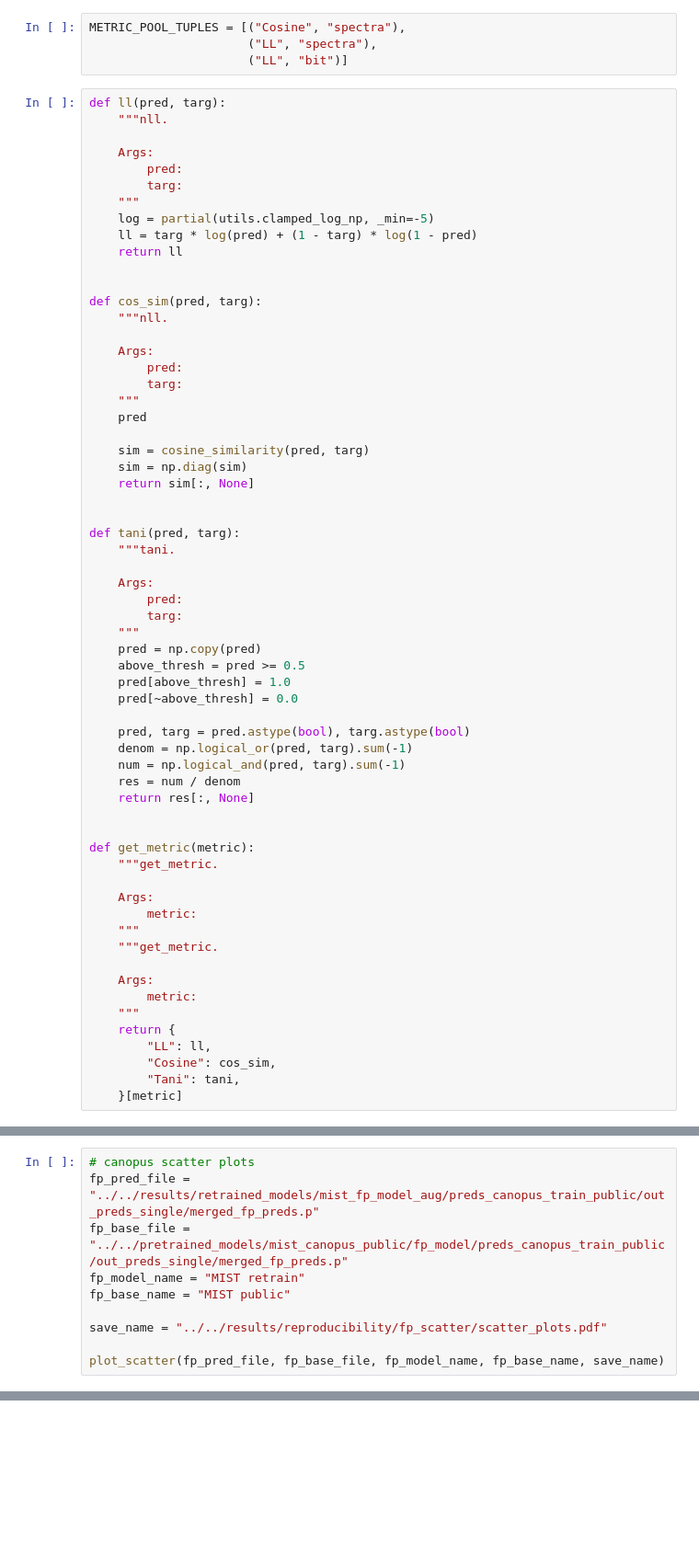
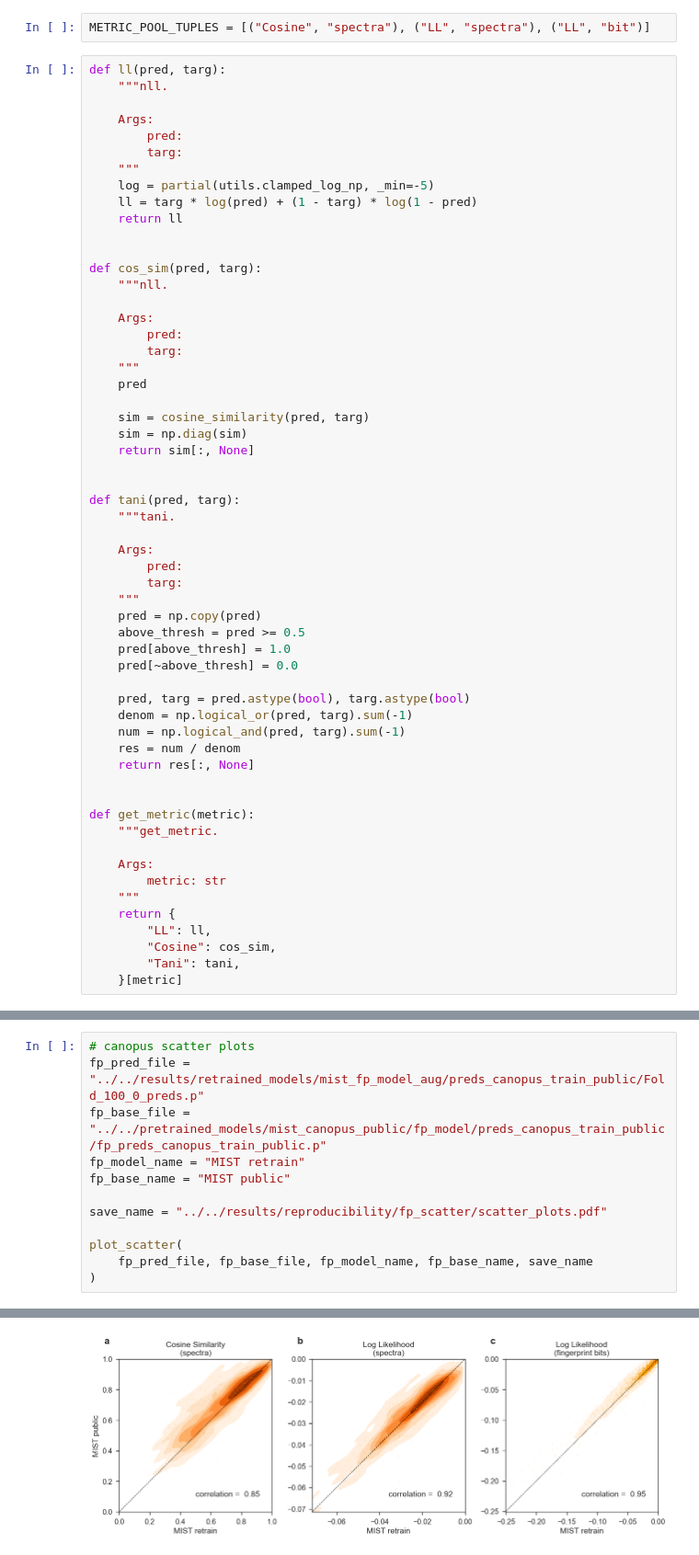
Before and after one commit to Janne98/mist, a Jupyter notebook: report_scripts/reproducibility/fig1.ipynb, the cells around one changed output, grey strips where cells are left out. Shown at 92% size. Saved outputs shown, nothing was run; the diff lists cells and outputs as text; blank space fills up the shorter version.

Commit message:
review: update figures

```diff
--- a/report_scripts/reproducibility/fig1.ipynb
+++ b/report_scripts/reproducibility/fig1.ipynb
@@ -22,7 +22,5 @@ sns.set_context('paper', font_scale=1.3)
 # %%
-METRIC_POOL_TUPLES = [("Cosine", "spectra"),
-                      ("LL", "spectra"),
-                      ("LL", "bit")]
+METRIC_POOL_TUPLES = [("Cosine", "spectra"), ("LL", "spectra"), ("LL", "bit")]
 # %%
 def ll(pred, targ):
     """nll.
@@ -73,12 +71,7 @@ def get_metric(metric):
     """get_metric.
 
     Args:
-        metric:
-    """
-    """get_metric.
-
-    Args:
-        metric:
+        metric: str
     """
     return {
         "LL": ll,
@@ -250,10 +299,13 @@ def plot_scatter(fp_pred_file, fp_base_file, fp_model_name, fp_base_name, save_n
 # %%
 # canopus scatter plots
-fp_pred_file = "../../results/retrained_models/mist_fp_model_aug/preds_canopus_train_public/out_preds_single/merged_fp_preds.p"
-fp_base_file = "../../pretrained_models/mist_canopus_public/fp_model/preds_canopus_train_public/out_preds_single/merged_fp_preds.p"
+fp_pred_file = "../../results/retrained_models/mist_fp_model_aug/preds_canopus_train_public/Fold_100_0_preds.p"
+fp_base_file = "../../pretrained_models/mist_canopus_public/fp_model/preds_canopus_train_public/fp_preds_canopus_train_public.p"
 fp_model_name = "MIST retrain"
 fp_base_name = "MIST public"
 
 save_name = "../../results/reproducibility/fp_scatter/scatter_plots.pdf"
 
-plot_scatter(fp_pred_file, fp_base_file, fp_model_name, fp_base_name, save_name)
+plot_scatter(
+    fp_pred_file, fp_base_file, fp_model_name, fp_base_name, save_name
+)
+# %% [output]
@@ -259,0 +327 @@ plot_scatter(fp_pred_file, fp_base_file, fp_model_name, fp_base_name, save_name)
+[figure, added]
```
Also changed, not shown: parts of 4 cells of this notebook, 11 other files.
